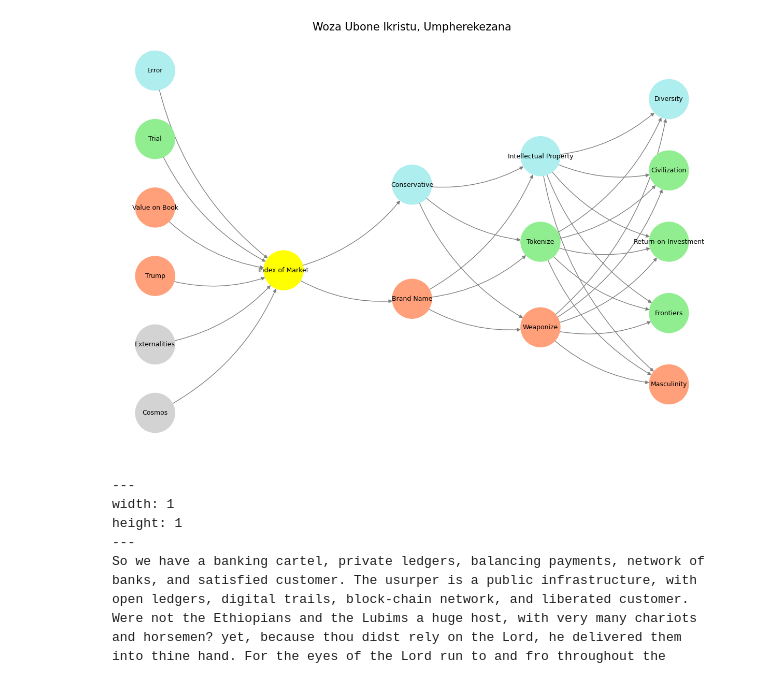
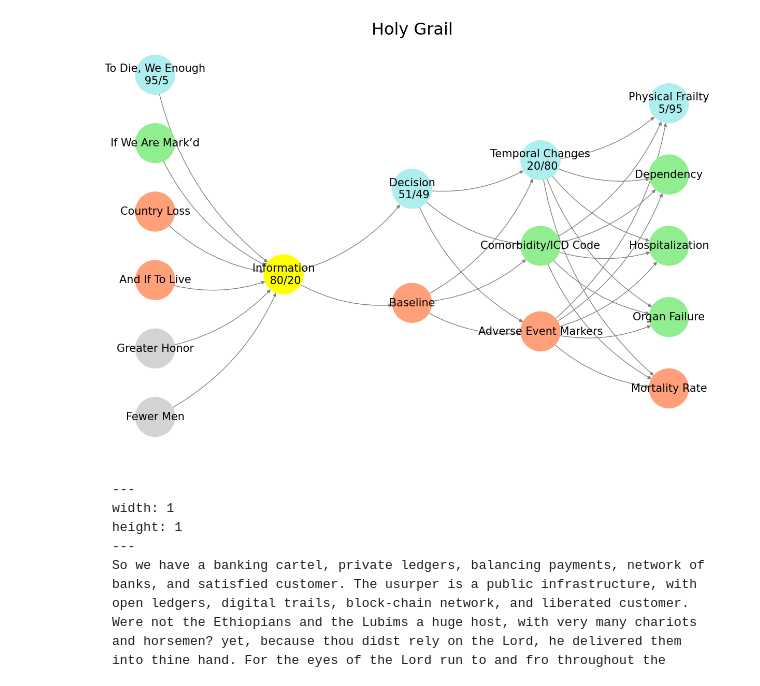
Before and after one commit to abikesa/joan, a Jupyter notebook: kitabo/ensi/_build/jupyter_execute/act1/chapter2.ipynb, the cells around one changed output. Drawn from its saved outputs; the diff is of its cells as text; code cells hidden in the pictures.

Commit message:
if we're mark'd to die

````diff
--- a/kitabo/ensi/_build/jupyter_execute/act1/chapter2.ipynb
+++ b/kitabo/ensi/_build/jupyter_execute/act1/chapter2.ipynb
@@ -31,22 +31,22 @@ import networkx as nx
 # Define the neural network fractal
 def define_layers():
     return {
-        'World': ['Cosmos', 'Externalities', "Trump", 'Value on Book', 'Trial', 'Error', ],
-        'Mode': ['Index of Market'],
-        'Agent': ['Brand Name', 'Conservative'],
-        'Space': ['Weaponize', 'Tokenize', 'Intellectual Property'],
-        'Time': ["Masculinity", 'Frontiers',  'Return-on-Investment', 'Civilization', 'Diversity']
+        'Suis': ['Fewer Men', 'Greater Honor', 'And If To Live', 'Country Loss', "If We Are Mark’d", 'To Die, We Enough\n 95/5', ], # Static
+        'Voir': ['Information\n 80/20'],
+        'Choisis': ['Baseline', 'Decision\n 51/49'],
+        'Deviens': ['Adverse Event Markers', 'Comorbidity/ICD Code', 'Temporal Changes\n 20/80'],
+        "M'èléve": ['Mortality Rate', 'Organ Failure',  'Hospitalization', 'Dependency', 'Physical Frailty\n 5/95']
     }
 
 # Assign colors to nodes
 def assign_colors():
-    color_map = {
-        'yellow': ['Index of Market'],
-        'paleturquoise': ['Error', 'Conservative', 'Intellectual Property', 'Diversity'],
-        'lightgreen': ['Trial', 'Tokenize', 'Frontiers', 'Return-on-Investment', 'Civilization'],
+    color_map = { # Dynamic
+        'yellow': ['Information\n 80/20'],
+        'paleturquoise': ['To Die, We Enough\n 95/5', 'Decision\n 51/49', 'Temporal Changes\n 20/80', 'Physical Frailty\n 5/95'],
+        'lightgreen': ["If We Are Mark’d", 'Comorbidity/ICD Code', 'Organ Failure', 'Dependency', 'Hospitalization'],
         'lightsalmon': [
-            "Trump", 'Value on Book', 'Brand Name',
-            'Weaponize', "Masculinity"
+            'And If To Live', 'Country Loss', 'Baseline',
+            'Adverse Event Markers', 'Mortality Rate'
         ],
     }
     return {node: color for color, nodes in color_map.items() for node in nodes}
@@ -63,36 +63,36 @@ def visualize_nn():
     G = nx.DiGraph()
     pos = {}
     node_colors = []
 
     # Add nodes and assign positions
     for i, (layer_name, nodes) in enumerate(layers.items()):
         positions = calculate_positions(nodes, x_offset=i * 2)
         for node, position in zip(nodes, positions):
             G.add_node(node, layer=layer_name)
             pos[node] = position
             node_colors.append(colors.get(node, 'lightgray'))
 
     # Add edges (automated for consecutive layers)
     layer_names = list(layers.keys())
     for i in range(len(layer_names) - 1):
         source_layer, target_layer = layer_names[i], layer_names[i + 1]
         for source in layers[source_layer]:
             for target in layers[target_layer]:
                 G.add_edge(source, target)
 
     # Draw the graph
     plt.figure(figsize=(12, 8))
     nx.draw(
         G, pos, with_labels=True, node_color=node_colors, edge_color='gray',
-        node_size=3000, font_size=9, connectionstyle="arc3,rad=0.2"
+        node_size=3000, font_size=15, connectionstyle="arc3,rad=0.2"
     )
-    plt.title("Woza Ubone Ikristu, Umpherekezana", fontsize=15)
+    plt.title("Holy Grail", fontsize=23)
     plt.show()
 
 # Run the visualization
 visualize_nn()
 # %% [output]
-[figure, old version]
+[figure, new version]
 # %% [markdown]
 ```{figure} ../figures/blanche.*
 ---
````
Also changed, not shown: 7 other files.
